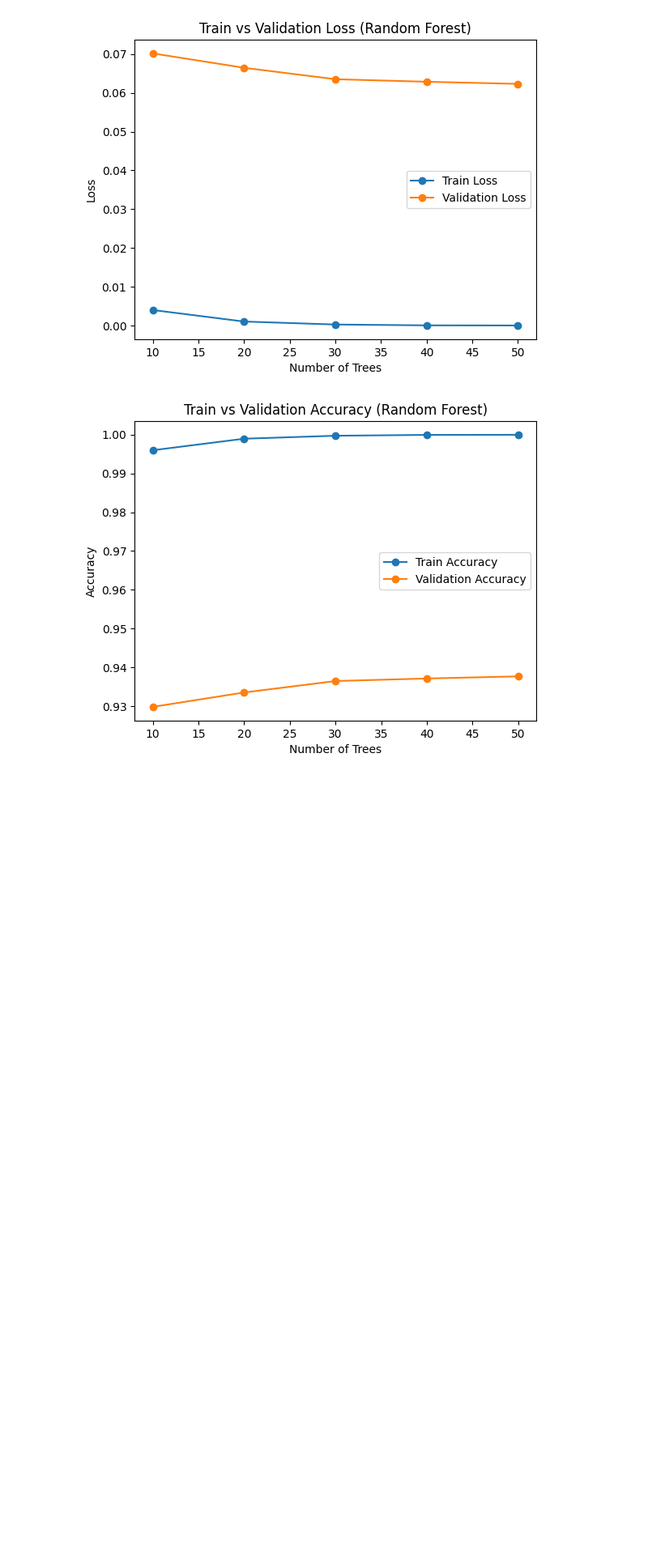
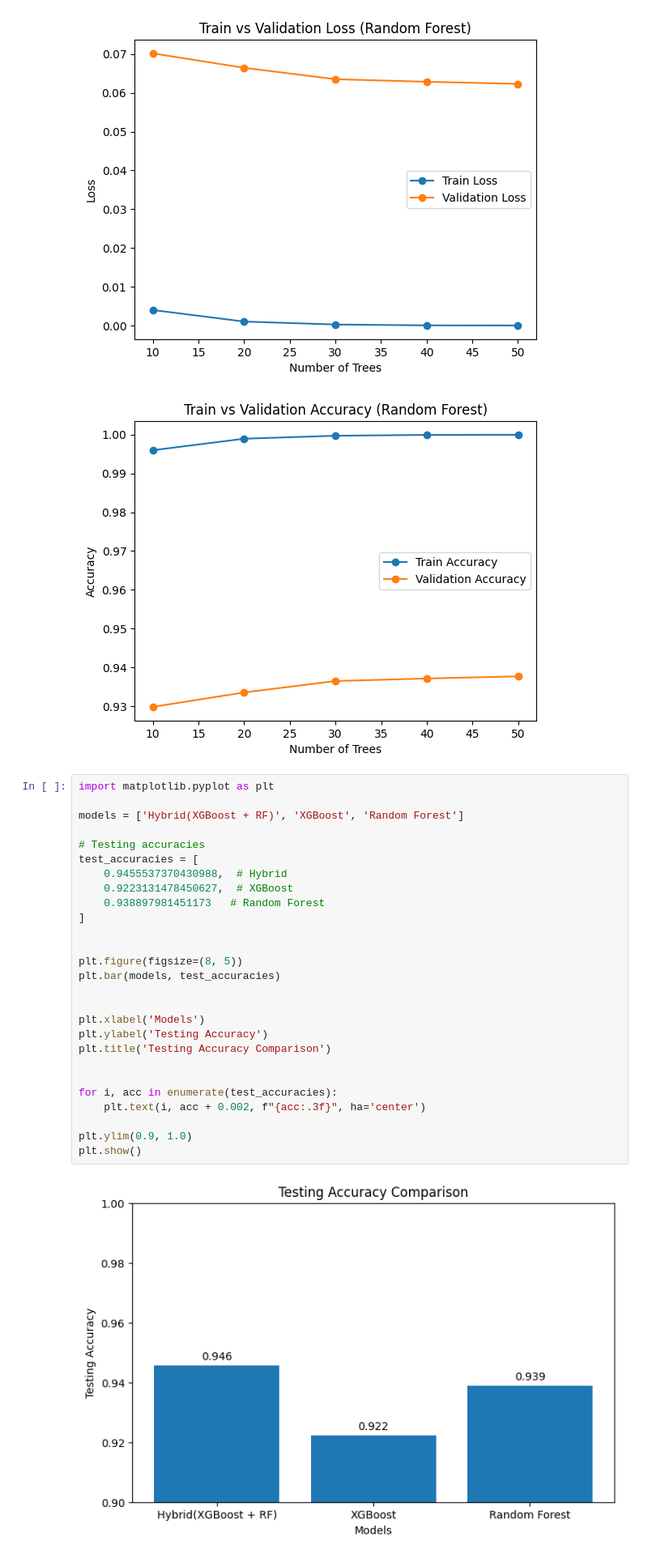
Before and after one commit to surya211099/DetectingPhishingEmail, a Jupyter notebook: DetectPhishingMail.ipynb, the cells around one changed output. Shown at 81% size. Drawn from its saved outputs; the diff is of its cells as text; blank space fills up the shorter version.

```diff
--- a/DetectPhishingMail.ipynb
+++ b/DetectPhishingMail.ipynb
@@ -936,3 +936,32 @@ plt.show()
 # %% [output]
 [figure]
 [figure]
+# %%
+import matplotlib.pyplot as plt
+
+models = ['Hybrid(XGBoost + RF)', 'XGBoost', 'Random Forest']
+
+# Testing accuracies
+test_accuracies = [
+    0.9455537370430988,  # Hybrid
+    0.9223131478450627,  # XGBoost
+    0.938897981451173   # Random Forest
+]
+
+
+plt.figure(figsize=(8, 5))
+plt.bar(models, test_accuracies)
+
+
+plt.xlabel('Models')
+plt.ylabel('Testing Accuracy')
+plt.title('Testing Accuracy Comparison')
+
+
+for i, acc in enumerate(test_accuracies):
+    plt.text(i, acc + 0.002, f"{acc:.3f}", ha='center')
+
+plt.ylim(0.9, 1.0)
+plt.show()
+# %% [output]
+[figure, added]
```
Also changed, not shown: parts of 1 cell of this notebook.
